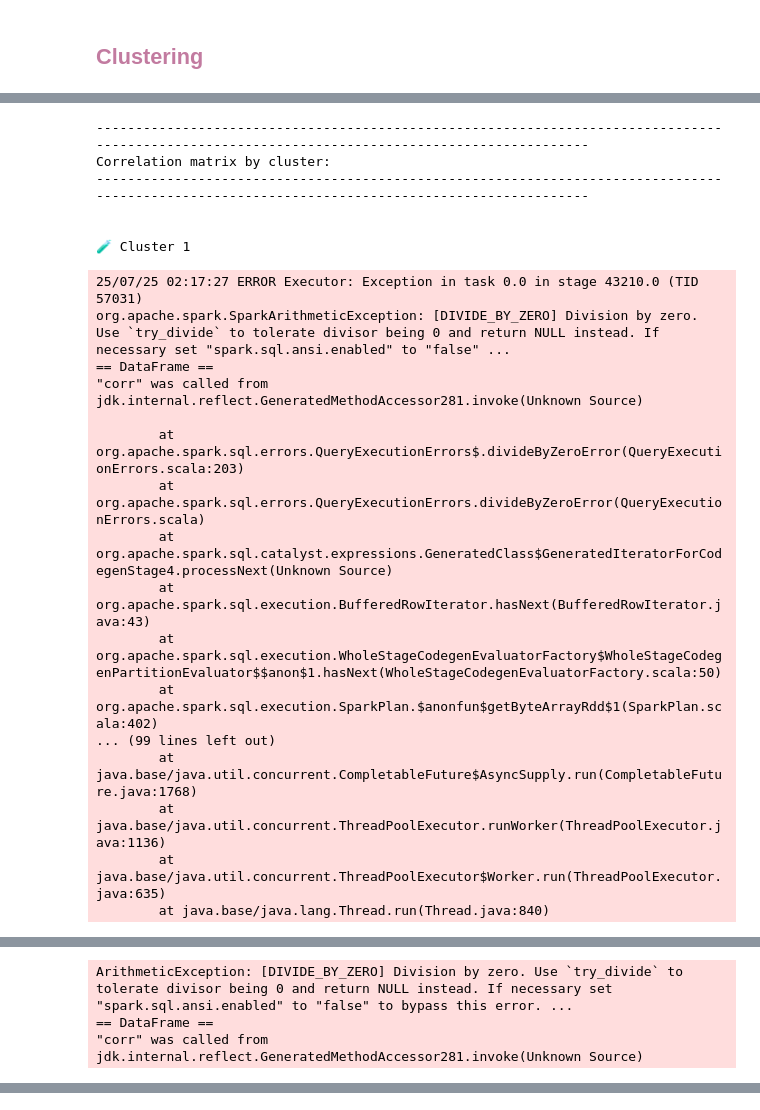
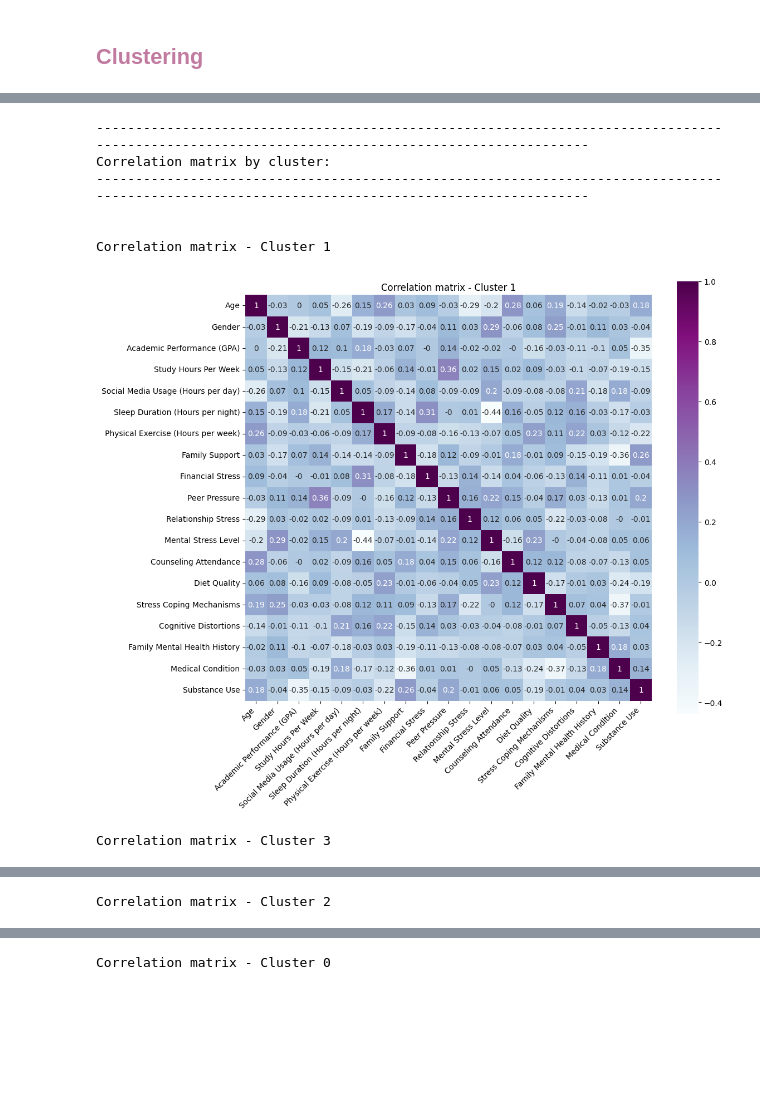
Before and after one commit to Sn-Kirtika/Students-Mental-Health, a Jupyter notebook: student_mental_health_analysis.ipynb, the cells around one changed output, grey strips where cells are left out. Cells and saved outputs as stored; diff of their text form; code cells hidden in the pictures; blank space fills up the shorter version.

```diff
--- a/student_mental_health_analysis.ipynb
+++ b/student_mental_health_analysis.ipynb
@@ -479,58 +494,35 @@ Center : [6.27343142 1.01101511 1.50512693 1.2812196  1.60318431 2.76388844
 # %%
 print("-----------------------------------------------------------------------------------------------------------------------------------------------")
 print("Correlation matrix by cluster:")
 print("-----------------------------------------------------------------------------------------------------------------------------------------------\n")
 
-# Liste des colonnes numériques à corréler (évite features, scaledFeatures, cluster)
-numeric_cols = df_all.columns
-
-# Liste des clusters
+# Cluster list
 cluster_ids = [row["cluster"] for row in df_clusters.select("cluster").distinct().collect()]
 
 for cluster in cluster_ids:
-    print(f"\n🧪 Cluster {cluster}")
+    print(f"\nCorrelation matrix - Cluster {cluster}")
 
-    # Filtrer les lignes du cluster courant
     cluster_df = df_clusters.filter(df_clusters["cluster"] == cluster)
+    corr_matrix = np.zeros((len(numeric_columns), len(numeric_columns)))
 
-    # Initialiser la matrice de corrélation
-    corr_matrix = np.zeros((len(numeric_cols), len(numeric_cols)))
+    for i, col1 in enumerate(numeric_columns):
+        for j, col2 in enumerate(numeric_columns):
+            corr = cluster_df.stat.corr(col1, col2)
+            corr_matrix[i, j] = f"{corr:.2f}" if corr is not None else "0.00"
 
-    # Double boucle pour remplir la matrice
-    for i, col1 in enumerate(numeric_cols):
-        for j, col2 in enumerate(numeric_cols):
-            corr = cluster_df.stat.corr(col1, col2)
-            corr_matrix[i, j] = corr if corr is not None else 0.0
-
-# Afficher la heatmap
-plt.figure(figsize=(10, 8))
-sns.heatmap(corr_matrix, annot=True, xticklabels=numeric_cols, yticklabels=numeric_cols, cmap="BuPu", square=True)
-plt.title(f"Matrice de corrélation - Cluster {cluster}")
-plt.xticks(rotation=45, ha="right")
-plt.yticks(rotation=0)
-plt.tight_layout()
-plt.show()
+    plt.figure(figsize=(12, 10))
+    sns.heatmap(corr_matrix, annot=True, xticklabels=numeric_columns, yticklabels=numeric_columns, cmap="BuPu", square=True)
+    plt.title(f"Correlation matrix - Cluster {cluster}")
+    plt.xticks(rotation=45, ha="right")
+    plt.yticks(rotation=0)
+    plt.tight_layout()
+    plt.show()
 # %% [output]
 -----------------------------------------------------------------------------------------------------------------------------------------------
 Correlation matrix by cluster:
 -----------------------------------------------------------------------------------------------------------------------------------------------
 
 
-🧪 Cluster 1
+Correlation matrix - Cluster 1
+[figure, added]
-25/07/25 02:17:27 ERROR Executor: Exception in task 0.0 in stage 43210.0 (TID 57031)
-org.apache.spark.SparkArithmeticException: [DIVIDE_BY_ZERO] Division by zero. Use `try_divide` to tolerate divisor being 0 and return NULL instead. If necessary set "spark.sql.ansi.enabled" to "false" ...
-== DataFrame ==
-"corr" was called from
-jdk.internal.reflect.GeneratedMethodAccessor281.invoke(Unknown Source)
-
-        at org.apache.spark.sql.errors.QueryExecutionErrors$.divideByZeroError(QueryExecutionErrors.scala:203)
-        at org.apache.spark.sql.errors.QueryExecutionErrors.divideByZeroError(QueryExecutionErrors.scala)
-        at org.apache.spark.sql.catalyst.expressions.GeneratedClass$GeneratedIteratorForCodegenStage4.processNext(Unknown Source)
-        at org.apache.spark.sql.execution.BufferedRowIterator.hasNext(BufferedRowIterator.java:43)
-        at org.apache.spark.sql.execution.WholeStageCodegenEvaluatorFactory$WholeStageCodegenPartitionEvaluator$$anon$1.hasNext(WholeStageCodegenEvaluatorFactory.scala:50)
-        at org.apache.spark.sql.execution.SparkPlan.$anonfun$getByteArrayRdd$1(SparkPlan.scala:402)
-... (99 lines left out)
-        at java.base/java.util.concurrent.CompletableFuture$AsyncSupply.run(CompletableFuture.java:1768)
-        at java.base/java.util.concurrent.ThreadPoolExecutor.runWorker(ThreadPoolExecutor.java:1136)
-        at java.base/java.util.concurrent.ThreadPoolExecutor$Worker.run(ThreadPoolExecutor.java:635)
-        at java.base/java.lang.Thread.run(Thread.java:840)
+Correlation matrix - Cluster 3
@@ -537,4 +530 @@ jdk.internal.reflect.GeneratedMethodAccessor281.invoke(Unknown Source)
-ArithmeticException: [DIVIDE_BY_ZERO] Division by zero. Use `try_divide` to tolerate divisor being 0 and return NULL instead. If necessary set "spark.sql.ansi.enabled" to "false" to bypass this error. ...
-== DataFrame ==
-"corr" was called from
-jdk.internal.reflect.GeneratedMethodAccessor281.invoke(Unknown Source)
+Correlation matrix - Cluster 2
@@ -540,0 +532 @@ jdk.internal.reflect.GeneratedMethodAccessor281.invoke(Unknown Source)
+Correlation matrix - Cluster 0
```
Also changed, not shown: parts of 14 cells of this notebook.
